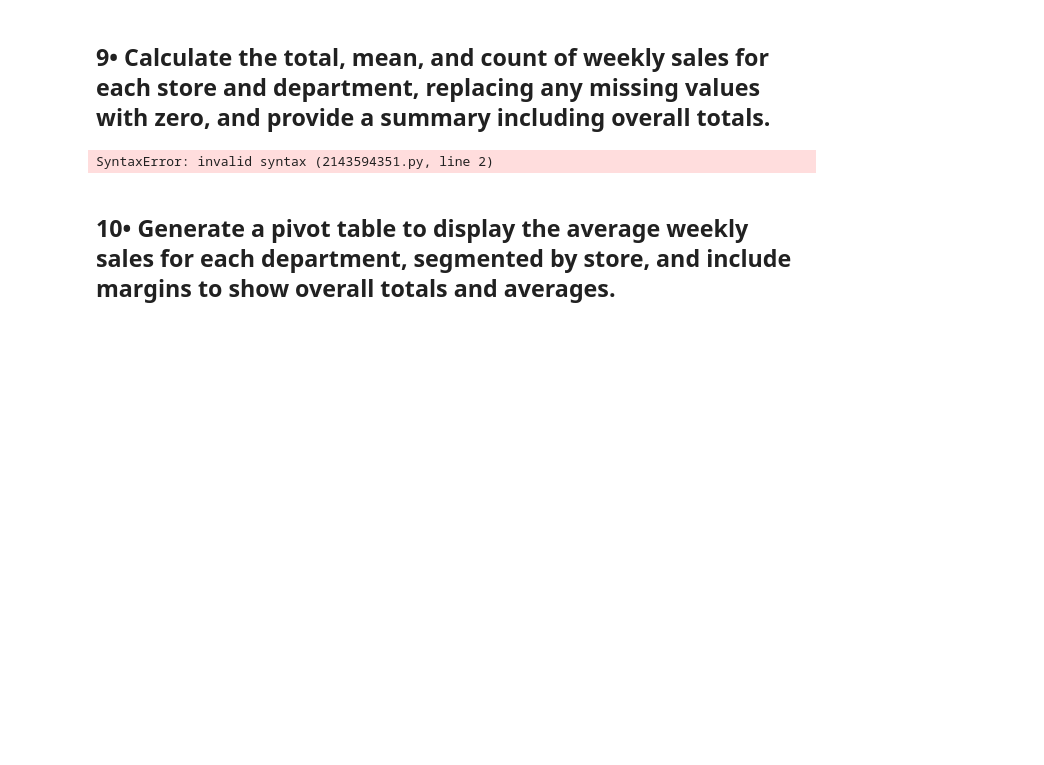
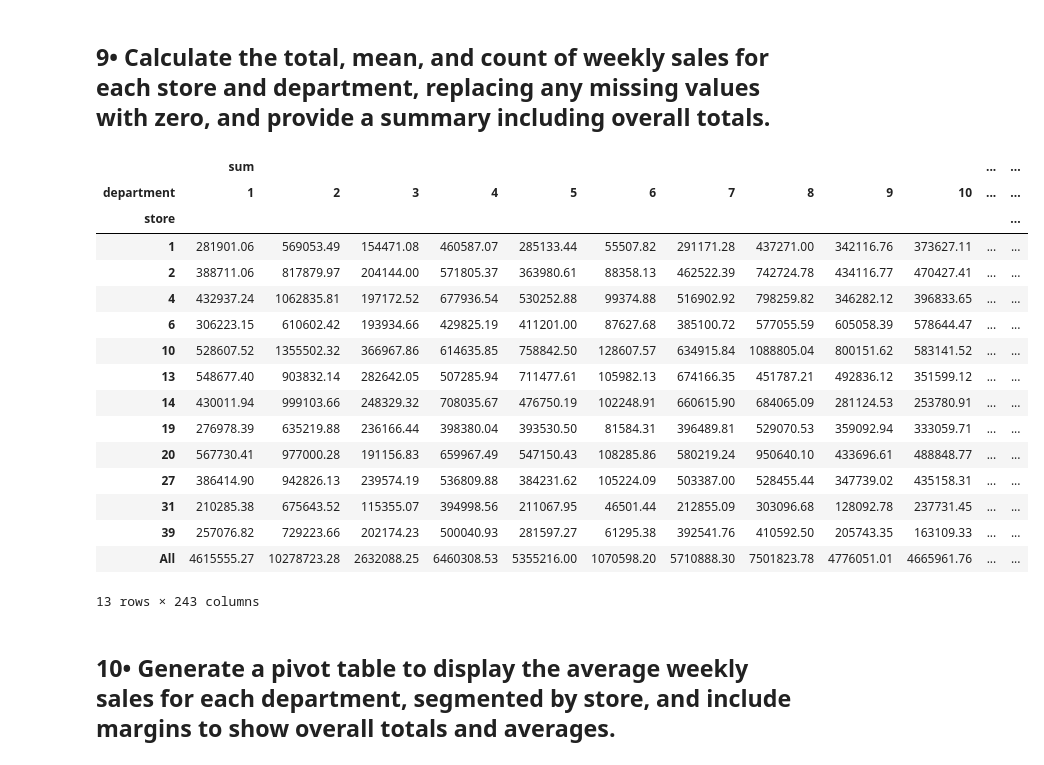
Before and after one commit to S827/python-programs, a Jupyter notebook: EDAPractice/DMWithPandas/CH2_AggregatingDataFrames/aggregating_Dataframes.ipynb, the cells around one changed output. Drawn from its saved outputs; the diff is of its cells as text; code cells hidden in the pictures; blank space fills up the shorter version.

```diff
--- a/EDAPractice/DMWithPandas/CH2_AggregatingDataFrames/aggregating_Dataframes.ipynb
+++ b/EDAPractice/DMWithPandas/CH2_AggregatingDataFrames/aggregating_Dataframes.ipynb
@@ -293,9 +293,25 @@ Name: weekly_sales, dtype: float64
 # %% [markdown]
 ## 9•  Calculate the total, mean, and count of weekly sales for each store and department, replacing any missing values with zero, and provide a summary including overall totals.
 # %%
-sales.pivot_table(values='weekly_sales', index='store', columns='department', aggfunc=[np.sum, np.mean, 'count']/
+sales.pivot_table(values='weekly_sales', index='store', columns='department', aggfunc=[np.sum, np.mean, 'count']\
                   ,fill_value=0, margins=True)
 # %% [output]
+|  | sum |  |  |  |  |  |  |  |  |  | ... | ... |
+| department | 1 | 2 | 3 | 4 | 5 | 6 | 7 | 8 | 9 | 10 | ... | ... |
+| store |  |  |  |  |  |  |  |  |  |  |  | ... |
+| 1 | 281901.06 | 569053.49 | 154471.08 | 460587.07 | 285133.44 | 55507.82 | 291171.28 | 437271.00 | 342116.76 | 373627.11 | ... | ... |
+| 2 | 388711.06 | 817879.97 | 204144.00 | 571805.37 | 363980.61 | 88358.13 | 462522.39 | 742724.78 | 434116.77 | 470427.41 | ... | ... |
+| 4 | 432937.24 | 1062835.81 | 197172.52 | 677936.54 | 530252.88 | 99374.88 | 516902.92 | 798259.82 | 346282.12 | 396833.65 | ... | ... |
+| 6 | 306223.15 | 610602.42 | 193934.66 | 429825.19 | 411201.00 | 87627.68 | 385100.72 | 577055.59 | 605058.39 | 578644.47 | ... | ... |
+| 10 | 528607.52 | 1355502.32 | 366967.86 | 614635.85 | 758842.50 | 128607.57 | 634915.84 | 1088805.04 | 800151.62 | 583141.52 | ... | ... |
+| 13 | 548677.40 | 903832.14 | 282642.05 | 507285.94 | 711477.61 | 105982.13 | 674166.35 | 451787.21 | 492836.12 | 351599.12 | ... | ... |
+| 14 | 430011.94 | 999103.66 | 248329.32 | 708035.67 | 476750.19 | 102248.91 | 660615.90 | 684065.09 | 281124.53 | 253780.91 | ... | ... |
+| 19 | 276978.39 | 635219.88 | 236166.44 | 398380.04 | 393530.50 | 81584.31 | 396489.81 | 529070.53 | 359092.94 | 333059.71 | ... | ... |
+| 20 | 567730.41 | 977000.28 | 191156.83 | 659967.49 | 547150.43 | 108285.86 | 580219.24 | 950640.10 | 433696.61 | 488848.77 | ... | ... |
+| 27 | 386414.90 | 942826.13 | 239574.19 | 536809.88 | 384231.62 | 105224.09 | 503387.00 | 528455.44 | 347739.02 | 435158.31 | ... | ... |
+| 31 | 210285.38 | 675643.52 | 115355.07 | 394998.56 | 211067.95 | 46501.44 | 212855.09 | 303096.68 | 128092.78 | 237731.45 | ... | ... |
+| 39 | 257076.82 | 729223.66 | 202174.23 | 500040.93 | 281597.27 | 61295.38 | 392541.76 | 410592.50 | 205743.35 | 163109.33 | ... | ... |
+| All | 4615555.27 | 10278723.28 | 2632088.25 | 6460308.53 | 5355216.00 | 1070598.20 | 5710888.30 | 7501823.78 | 4776051.01 | 4665961.76 | ... | ... |
-SyntaxError: invalid syntax (2143594351.py, line 2)
+13 rows × 243 columns
 # %% [markdown]
 ## 10•  Generate a pivot table to display the average weekly sales for each department, segmented by store, and include margins to show overall totals and averages.
```
Also changed, not shown: parts of 1 cell of this notebook.
